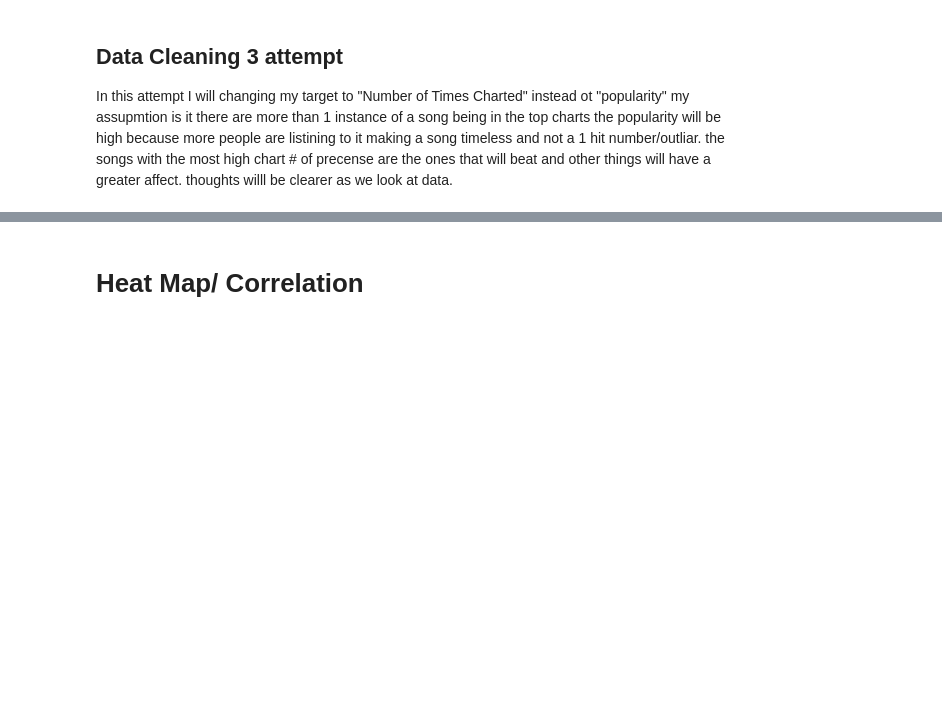
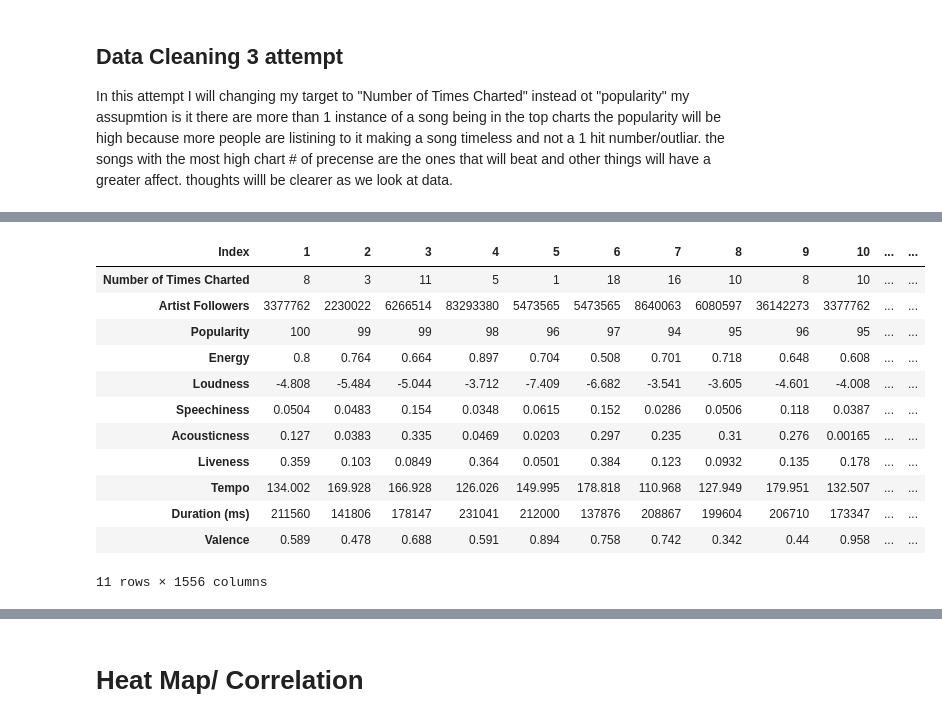
Before and after one commit to JuanReyesAn/Data-Science-Portfolio-C21, a Jupyter notebook: Projects/Project-4/Spotify.Description.for.Students.ipynb, the cells around one changed output, grey strips where cells are left out. Saved outputs shown, nothing was run; the diff lists cells and outputs as text; code cells hidden in the pictures; blank space fills up the shorter version.

```diff
--- a/Projects/Project-4/Spotify.Description.for.Students.ipynb
+++ b/Projects/Project-4/Spotify.Description.for.Students.ipynb
@@ -480,0 +501,16 @@ memory usage: 166.0+ KB
+# %%
+spotify_c3.transpose()
+# %% [output]
+| Index | 1 | 2 | 3 | 4 | 5 | 6 | 7 | 8 | 9 | 10 | ... | ... |
+| Number of Times Charted | 8 | 3 | 11 | 5 | 1 | 18 | 16 | 10 | 8 | 10 | ... | ... |
+| Artist Followers | 3377762 | 2230022 | 6266514 | 83293380 | 5473565 | 5473565 | 8640063 | 6080597 | 36142273 | 3377762 | ... | ... |
+| Popularity | 100 | 99 | 99 | 98 | 96 | 97 | 94 | 95 | 96 | 95 | ... | ... |
+| Energy | 0.8 | 0.764 | 0.664 | 0.897 | 0.704 | 0.508 | 0.701 | 0.718 | 0.648 | 0.608 | ... | ... |
+| Loudness | -4.808 | -5.484 | -5.044 | -3.712 | -7.409 | -6.682 | -3.541 | -3.605 | -4.601 | -4.008 | ... | ... |
+| Speechiness | 0.0504 | 0.0483 | 0.154 | 0.0348 | 0.0615 | 0.152 | 0.0286 | 0.0506 | 0.118 | 0.0387 | ... | ... |
+| Acousticness | 0.127 | 0.0383 | 0.335 | 0.0469 | 0.0203 | 0.297 | 0.235 | 0.31 | 0.276 | 0.00165 | ... | ... |
+| Liveness | 0.359 | 0.103 | 0.0849 | 0.364 | 0.0501 | 0.384 | 0.123 | 0.0932 | 0.135 | 0.178 | ... | ... |
+| Tempo | 134.002 | 169.928 | 166.928 | 126.026 | 149.995 | 178.818 | 110.968 | 127.949 | 179.951 | 132.507 | ... | ... |
+| Duration (ms) | 211560 | 141806 | 178147 | 231041 | 212000 | 137876 | 208867 | 199604 | 206710 | 173347 | ... | ... |
+| Valence | 0.589 | 0.478 | 0.688 | 0.591 | 0.894 | 0.758 | 0.742 | 0.342 | 0.44 | 0.958 | ... | ... |
+11 rows × 1556 columns
```
Also changed, not shown: parts of 54 cells of this notebook.
